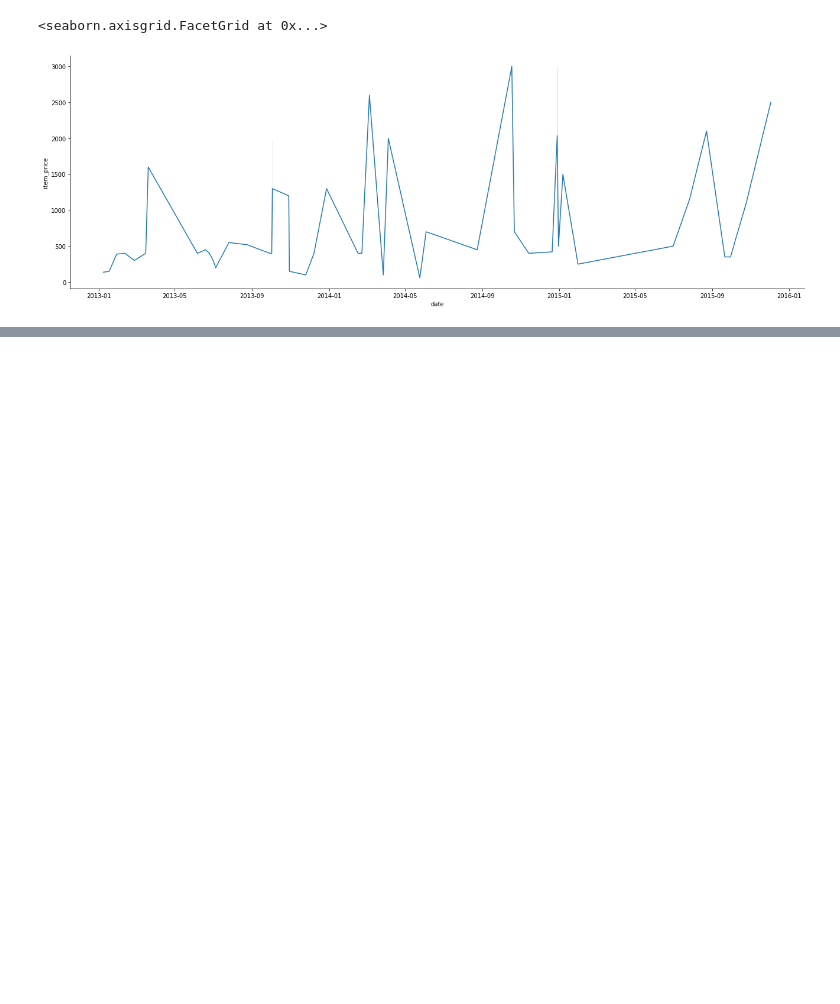
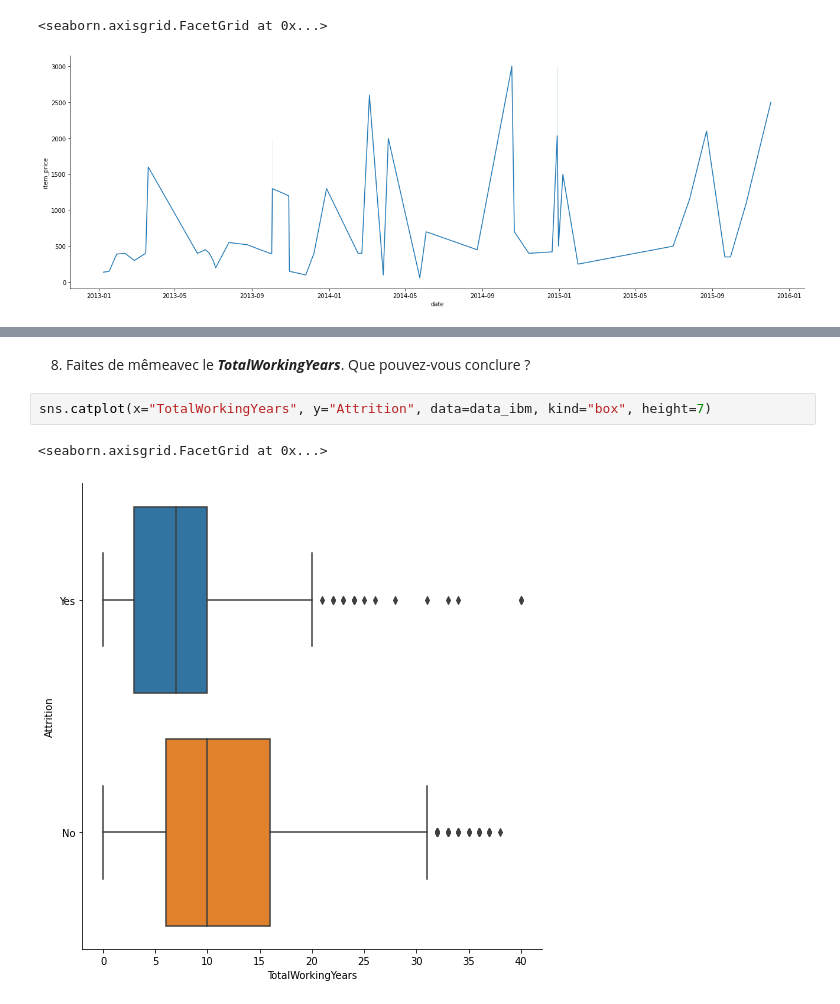
Before and after one commit to AureohDev/Tech_Lead_Exos, a Jupyter notebook: Algo/Exos/DataVisualisation.ipynb, the cells around one changed output, grey strips where cells are left out. Saved outputs shown, nothing was run; the diff lists cells and outputs as text; blank space fills up the shorter version.

```diff
--- a/Algo/Exos/DataVisualisation.ipynb
+++ b/Algo/Exos/DataVisualisation.ipynb
@@ -178,0 +252,7 @@ sns.relplot(x = "date", y = "item_price", data = data_sp.sample(50), height= 6,
+# %% [markdown]
+8. Faites de mêmeavec le ***TotalWorkingYears***. Que pouvez-vous conclure ?
+# %%
+sns.catplot(x="TotalWorkingYears", y="Attrition", data=data_ibm, kind="box", height=7)
+# %% [output]
+<seaborn.axisgrid.FacetGrid at 0x...>
+[figure, added]
```
Also changed, not shown: parts of 43 cells of this notebook.
